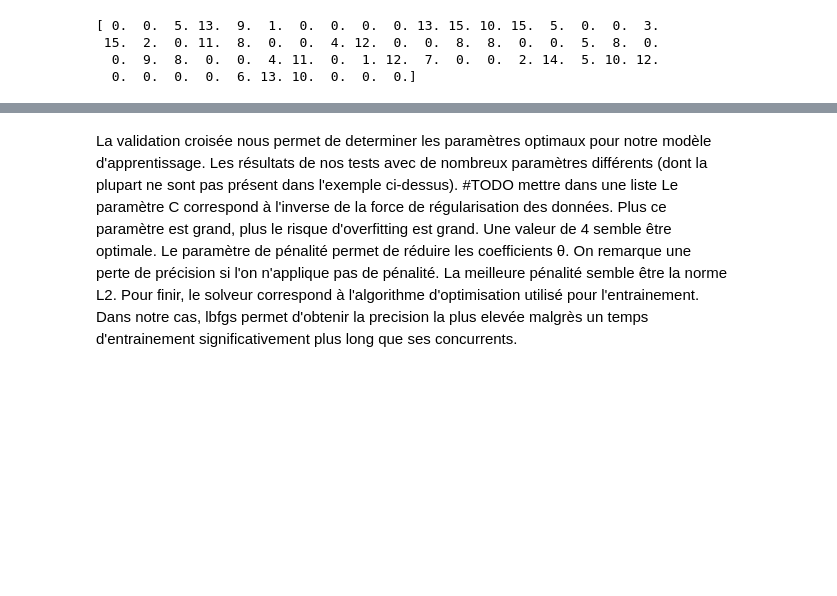
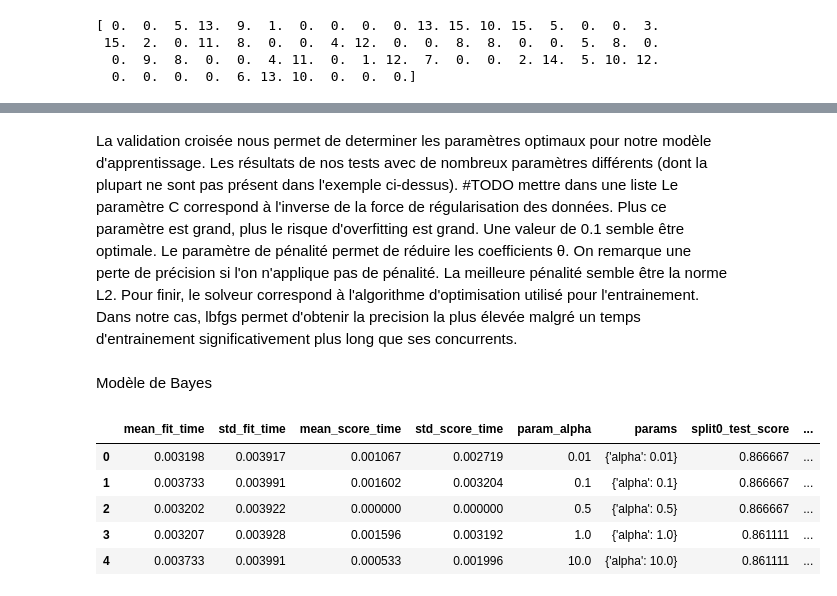
Before and after one commit to Julien-Faure/mines-ai-number-recognition-project, a Jupyter notebook: report.ipynb, the cells around one changed output, grey strips where cells are left out. Drawn from its saved outputs; the diff is of its cells as text; code cells hidden in the pictures; blank space fills up the shorter version.

Commit message:
Ajout de Bayes

```diff
--- a/report.ipynb
+++ b/report.ipynb
@@ -193,6 +164,30 @@ Traceback (most recent call last):
 La validation croisée nous permet de determiner les paramètres optimaux pour notre modèle d'apprentissage.
 Les résultats de nos tests avec de nombreux paramètres différents (dont la plupart ne sont pas présent dans l'exemple ci-dessus).
 #TODO mettre dans une liste
-Le paramètre C correspond à l'inverse de la force de régularisation des données. Plus ce paramètre est grand, plus le risque d'overfitting est grand. Une valeur de 4 semble être optimale.
+Le paramètre C correspond à l'inverse de la force de régularisation des données. Plus ce paramètre est grand, plus le risque d'overfitting est grand. Une valeur de 0.1 semble être optimale.
 Le paramètre de pénalité permet de réduire les coefficients θ. On remarque une perte de précision si l'on n'applique pas de pénalité. La meilleure pénalité semble être la norme L2.
-Pour finir, le solveur correspond à l'algorithme d'optimisation utilisé pour l'entrainement. Dans notre cas, lbfgs permet d'obtenir la precision la plus elevée malgrès un temps d'entrainement significativement plus long que ses concurrents.
+Pour finir, le solveur correspond à l'algorithme d'optimisation utilisé pour l'entrainement. Dans notre cas, lbfgs permet d'obtenir la precision la plus élevée malgré un temps d'entrainement significativement plus long que ses concurrents.
+# %% [markdown]
+Modèle de Bayes
+# %%
+from sklearn.model_selection import RandomizedSearchCV
+from sklearn.naive_bayes import BernoulliNB
+
+NB_model = BernoulliNB()
+
+params = {'alpha': [0.01, 0.1, 0.5, 1.0, 10.0]}
+kFold = RepeatedStratifiedKFold(n_splits=5, n_repeats=3, random_state=1)
+
+RCV = RandomizedSearchCV(NB_model, params, n_iter=5, scoring='accuracy', n_jobs=-1, cv=kFold, random_state=1)
+
+# NB = RCV.fit(x_train, y_train).best_estimator_
+RCV.fit(x_train, y_train)
+cv_results = pd.DataFrame(RCV.cv_results_)
+cv_results
+# %% [output]
+|  | mean_fit_time | std_fit_time | mean_score_time | std_score_time | param_alpha | params | split0_test_score | ... |
+| 0 | 0.003198 | 0.003917 | 0.001067 | 0.002719 | 0.01 | {'alpha': 0.01} | 0.866667 | ... |
+| 1 | 0.003733 | 0.003991 | 0.001602 | 0.003204 | 0.1 | {'alpha': 0.1} | 0.866667 | ... |
+| 2 | 0.003202 | 0.003922 | 0.000000 | 0.000000 | 0.5 | {'alpha': 0.5} | 0.866667 | ... |
+| 3 | 0.003207 | 0.003928 | 0.001596 | 0.003192 | 1.0 | {'alpha': 1.0} | 0.861111 | ... |
+| 4 | 0.003733 | 0.003991 | 0.000533 | 0.001996 | 10.0 | {'alpha': 10.0} | 0.861111 | ... |
```
Also changed, not shown: parts of 1 cell of this notebook.
